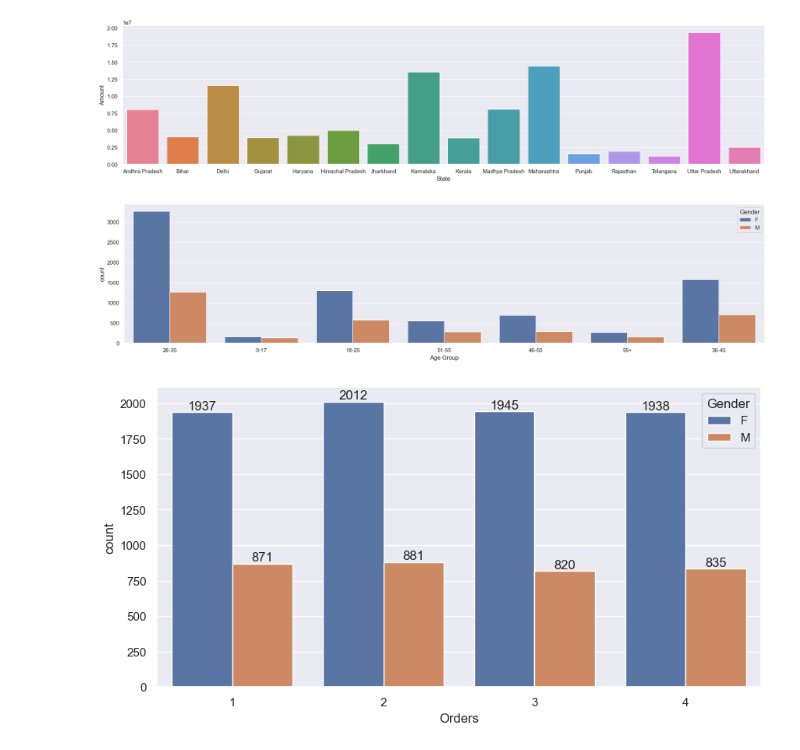
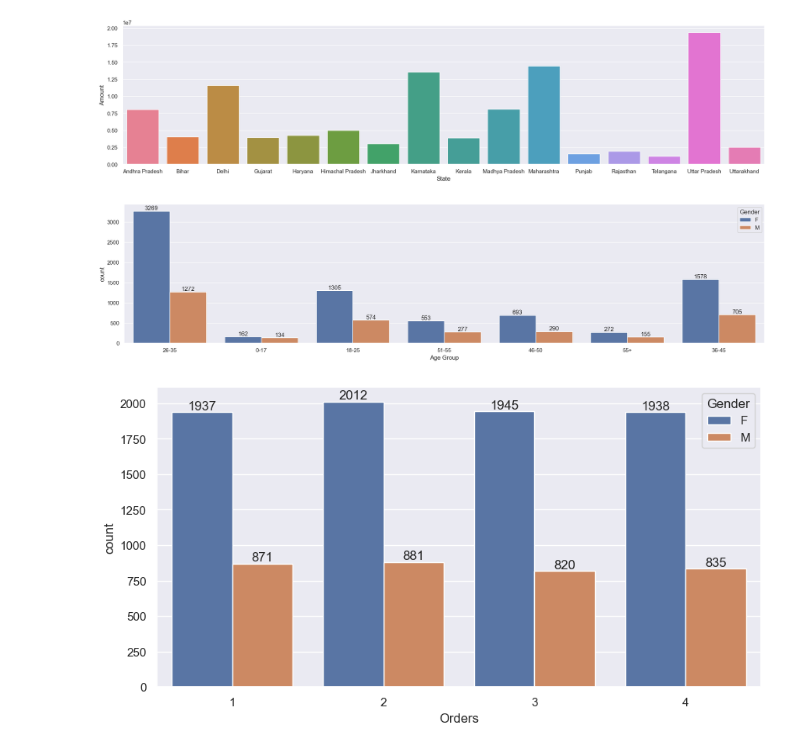
Before and after one commit to pranjalashutosh/mygitrepo, a Jupyter notebook: OneDrive/Desktop/Jupyter_Notebook/diwali_sales_Analysis/DiwaliSales_Analysis.ipynb, the cells around one changed output. Cells and saved outputs as stored; diff of their text form; code cells hidden in the pictures.

```diff
--- a/OneDrive/Desktop/Jupyter_Notebook/diwali_sales_Analysis/DiwaliSales_Analysis.ipynb
+++ b/OneDrive/Desktop/Jupyter_Notebook/diwali_sales_Analysis/DiwaliSales_Analysis.ipynb
@@ -122,7 +122,7 @@ df[['Age','Orders','Amount']].describe()
 | max | 92.000000 | 4.000000 | 23952.000000 |
 # %%
 ax=sns.countplot(x='Gender',data=df,hue='Gender')
-sns.set(rc={'figure.figsize':(4,3)})
+sns.set(rc={'figure.figsize':(2,5)})
 for bars in ax.containers:
     ax.bar_label(bars)
 # %% [output]
@@ -145,8 +145,10 @@ sns.barplot(x='State',y='Amount',data=demorgraphy,hue='State')
 [figure]
 # %%
 age = sns.countplot(x='Age Group', data=df, hue='Gender')
+for bars in age.containers:
+    age.bar_label(bars)
 # %% [output]
-[figure, old version]
+[figure, new version]
 # %%
 a=sns.countplot(data=df,x='Orders',hue='Gender')
 sns.set(rc={'figure.figsize':(10,10)})
```
Also changed, not shown: parts of 10 cells of this notebook.
